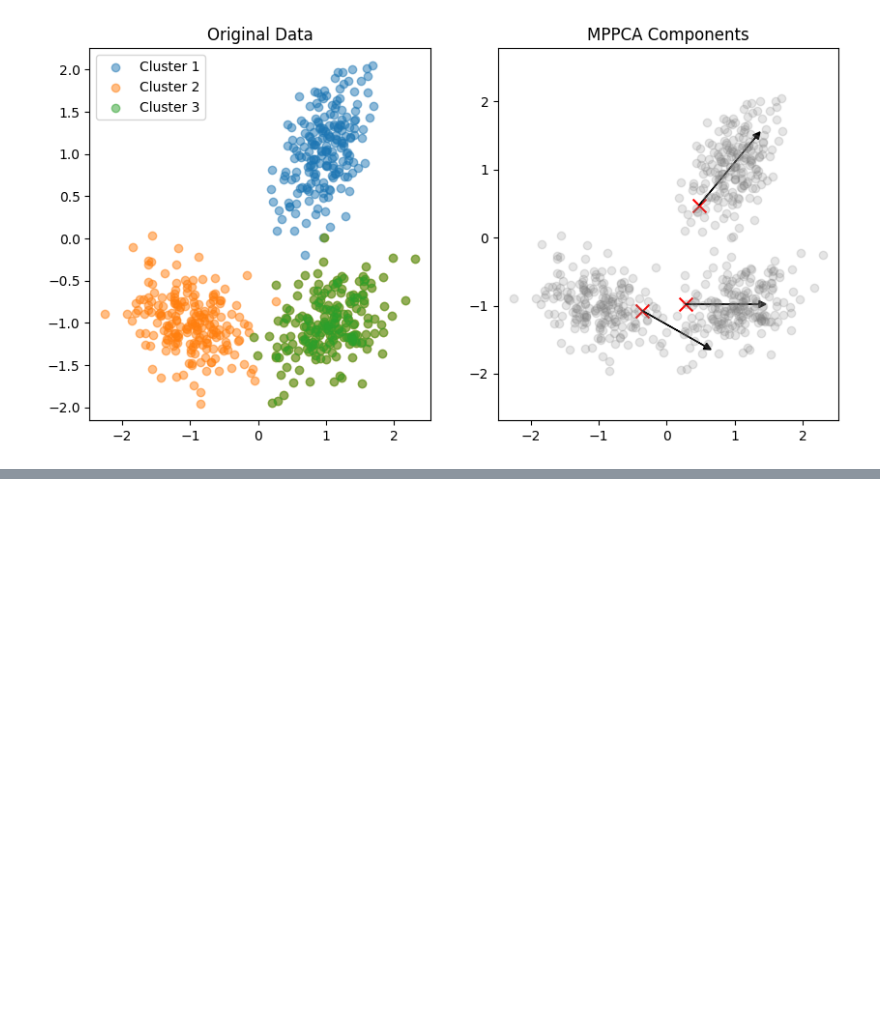
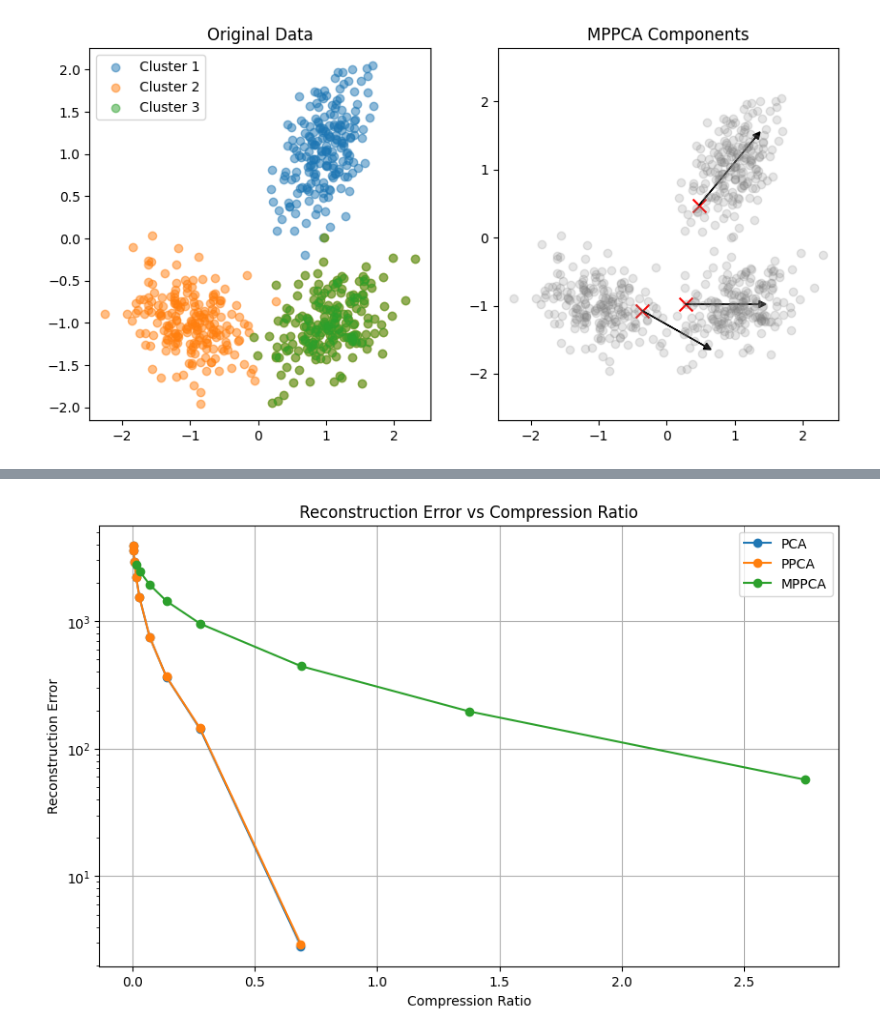
Before and after one commit to Parabrele/PGM, a Jupyter notebook: experiments.ipynb, the cells around one changed output, grey strips where cells are left out. Cells and saved outputs as stored; diff of their text form; code cells hidden in the pictures; blank space fills up the shorter version.

```diff
--- a/experiments.ipynb
+++ b/experiments.ipynb
@@ -679,0 +875,16 @@ Finished in 99 iterations with update size 9.857628311783277e-06
+# %%
+
+# Plot with log scale on y-axis
+plt.figure(figsize=(10, 6))
+plt.plot(compression_ratios['PCA'], reconstruction_errors['PCA'], label='PCA', marker='o')
+plt.plot(compression_ratios['PPCA'], reconstruction_errors['PPCA'], label='PPCA', marker='o')
+plt.plot(compression_ratios['MPPCA'], reconstruction_errors['MPPCA'], label='MPPCA', marker='o')
+plt.xlabel('Compression Ratio')
+plt.ylabel('Reconstruction Error')
+plt.title('Reconstruction Error vs Compression Ratio')
+plt.legend()
+plt.yscale('log')
+plt.grid(True)
+plt.show()
+# %% [output]
+[figure, added]
```
Also changed, not shown: parts of 5 cells of this notebook, 1 other file.
